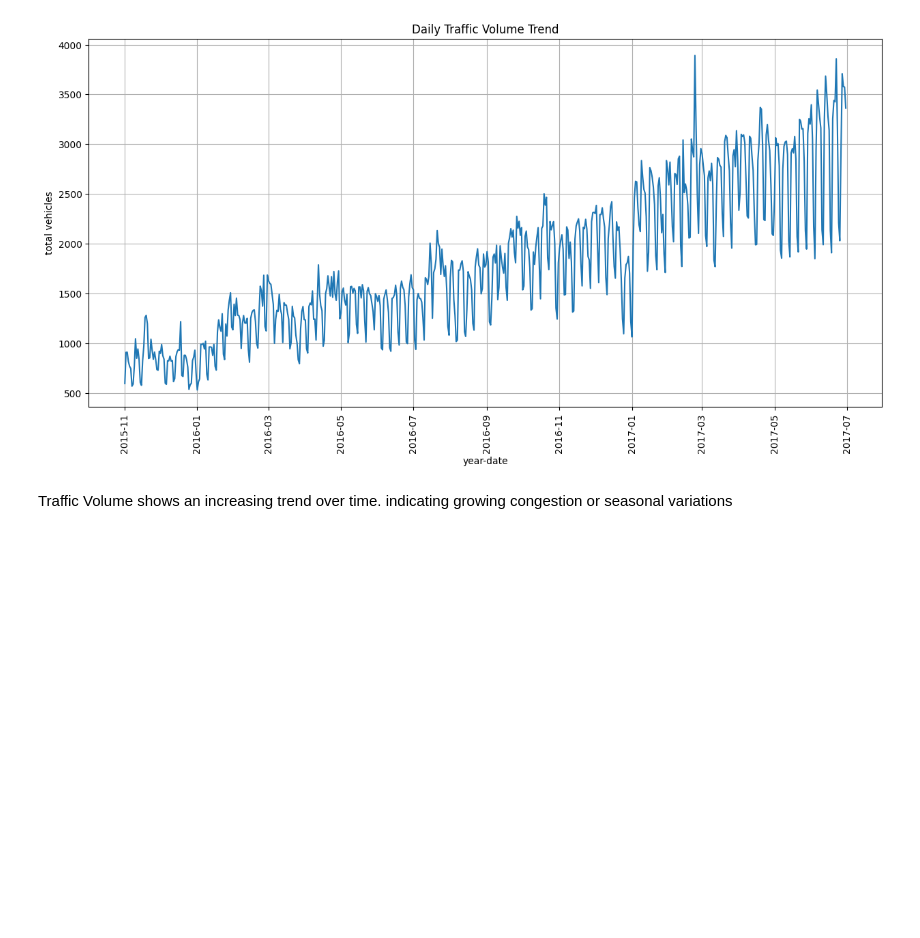
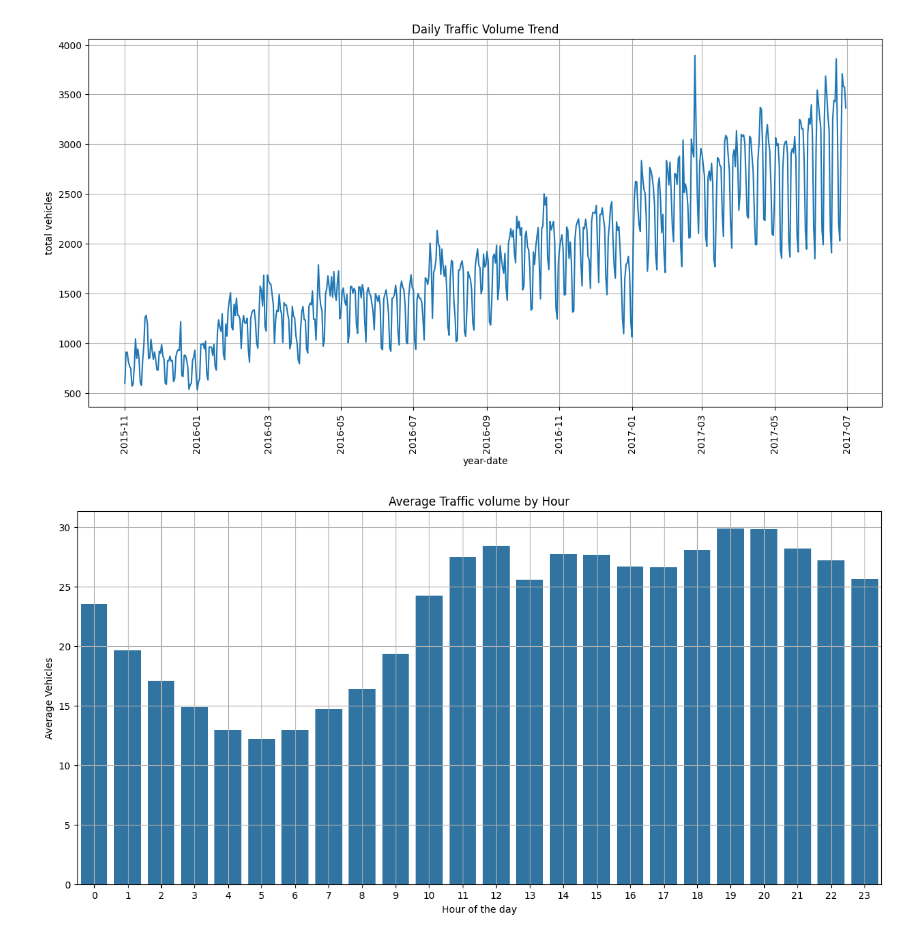
Before and after one commit to sukoon-he-sukoon/advanced-traffic-signal-control-system, a Jupyter notebook: notebooks/eda.ipynb, the cells around one changed output. Saved outputs shown, nothing was run; the diff lists cells and outputs as text; code cells hidden in the pictures; blank space fills up the shorter version.

```diff
--- a/notebooks/eda.ipynb
+++ b/notebooks/eda.ipynb
@@ -3,7 +3,7 @@ import pandas as pd
 import matplotlib.pyplot as plt
 import seaborn as sns
 # %%
-df = pd.read_csv("C:/Users/iamwa/Adaptive-Traffic-Signal-Control-System/data/traffic.csv")
+df = pd.read_csv("C:/Users/iamwa/Desktop/adv-ai-project/advanced-traffic-signal-control-system/data/traffic.csv")
 # %%
 print(df.info())
 print(df.head())
@@ -74,5 +74,15 @@ plt.show()
 ##Traffic Volume shows an increasing trend over time. indicating growing congestion or seasonal variations
 # %% [output]
 [figure]
-# %% [markdown]
-Traffic Volume shows an increasing trend over time. indicating growing congestion or seasonal variations
+# %%
+hourly_traffic = df.groupby("Hour")["Vehicles"].mean()
+
+plt.figure(figsize=(15,7))
+sns.barplot(x=hourly_traffic.index, y=hourly_traffic.values)
+plt.xlabel("Hour of the day")
+plt.ylabel("Average Vehicles")
+plt.title("Average Traffic volume by Hour")
+plt.grid(True)
+plt.show()
+# %% [output]
+[figure, added]
```
